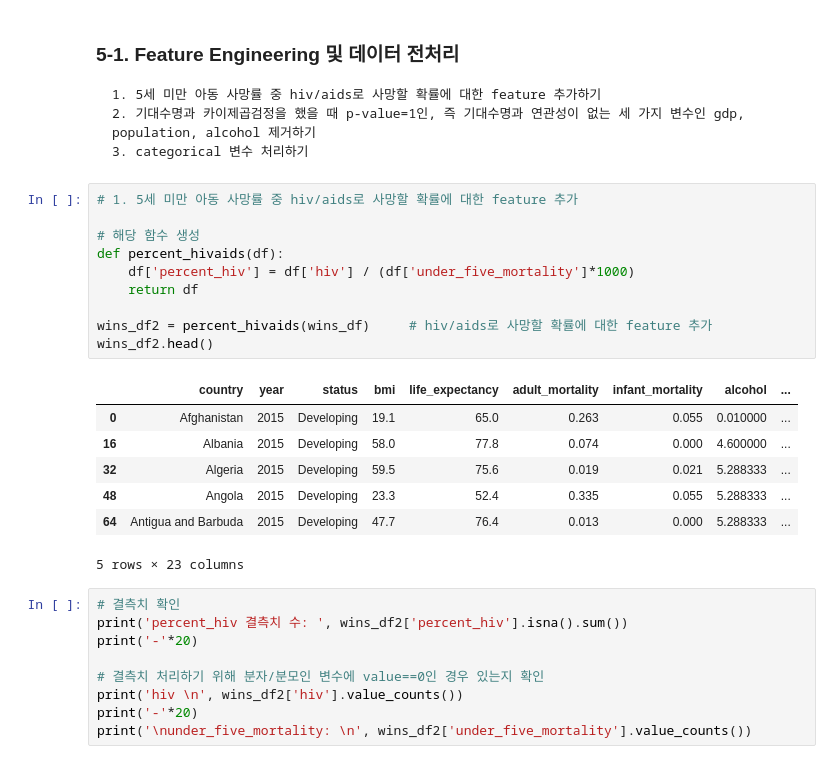
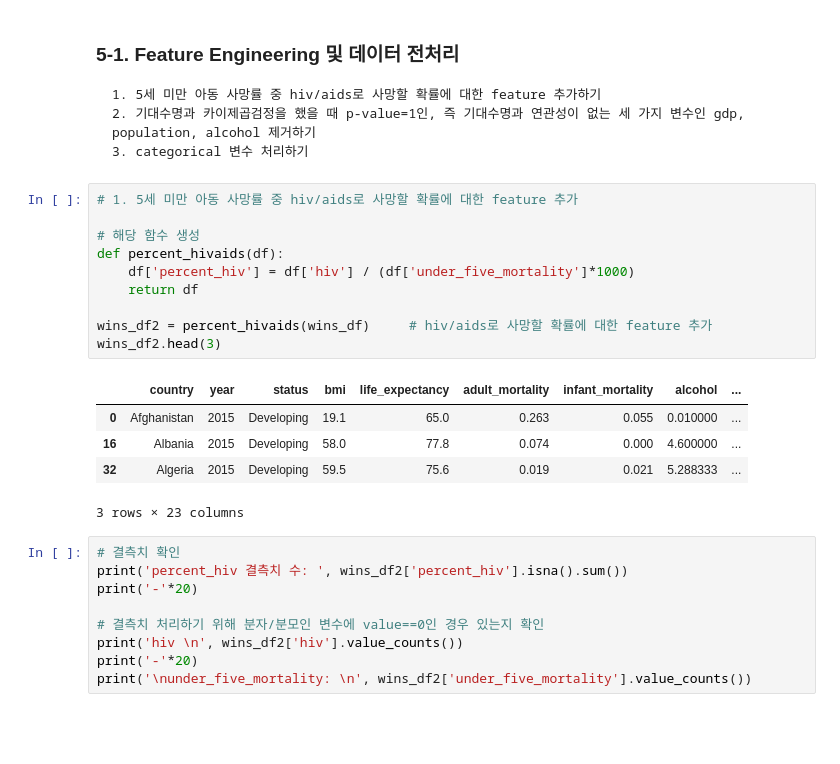
Before and after one commit to minnnnppp/Portfolio, a Jupyter notebook: AIB_project/cp1/AI_10_박민경_CP_01 (1).ipynb, the cells around one changed output. Saved outputs shown, nothing was run; the diff lists cells and outputs as text; blank space fills up the shorter version.

```diff
--- a/AIB_project/cp1/AI_10_박민경_CP_01 (1).ipynb
+++ b/AIB_project/cp1/AI_10_박민경_CP_01 (1).ipynb
@@ -934,21 +934,19 @@ alcohol & percentage_expenditure_Chi2 Statistic: 2049505.6793536078, p-value: 1.
 # %%
 # 1. 5세 미만 아동 사망률 중 hiv/aids로 사망할 확률에 대한 feature 추가
 
 # 해당 함수 생성
 def percent_hivaids(df):
     df['percent_hiv'] = df['hiv'] / (df['under_five_mortality']*1000)
     return df
 
 wins_df2 = percent_hivaids(wins_df)     # hiv/aids로 사망할 확률에 대한 feature 추가
-wins_df2.head()
+wins_df2.head(3)
 # %% [output]
 |  | country | year | status | bmi | life_expectancy | adult_mortality | infant_mortality | alcohol | ... |
 | 0 | Afghanistan | 2015 | Developing | 19.1 | 65.0 | 0.263 | 0.055 | 0.010000 | ... |
 | 16 | Albania | 2015 | Developing | 58.0 | 77.8 | 0.074 | 0.000 | 4.600000 | ... |
 | 32 | Algeria | 2015 | Developing | 59.5 | 75.6 | 0.019 | 0.021 | 5.288333 | ... |
-| 48 | Angola | 2015 | Developing | 23.3 | 52.4 | 0.335 | 0.055 | 5.288333 | ... |
-| 64 | Antigua and Barbuda | 2015 | Developing | 47.7 | 76.4 | 0.013 | 0.000 | 5.288333 | ... |
-5 rows × 23 columns
+3 rows × 23 columns
 # %%
 # 결측치 확인
 print('percent_hiv 결측치 수: ', wins_df2['percent_hiv'].isna().sum())
```
Also changed, not shown: parts of 8 cells of this notebook.
